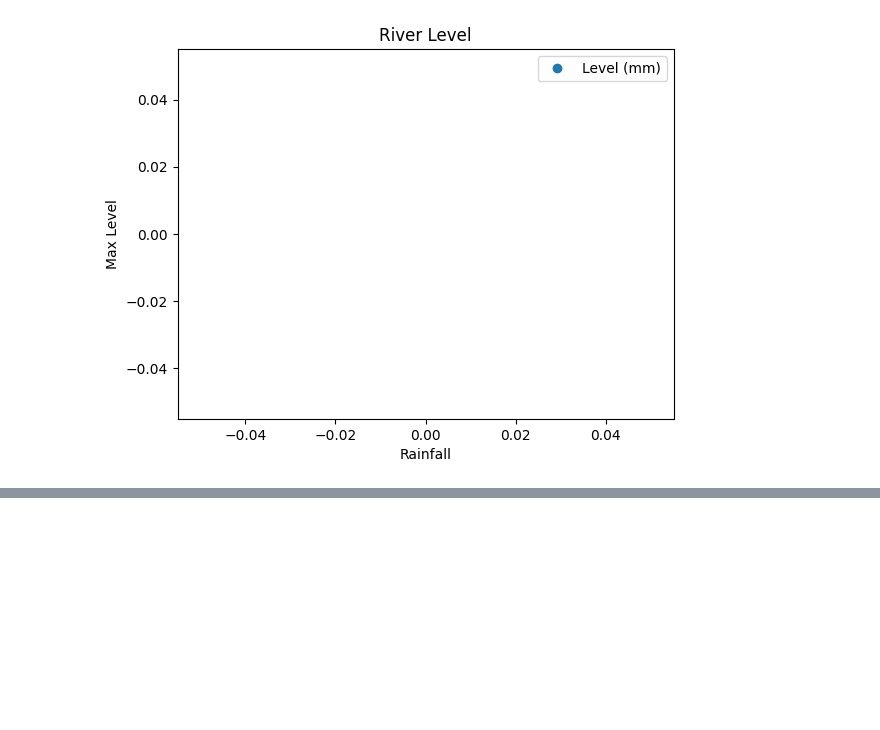
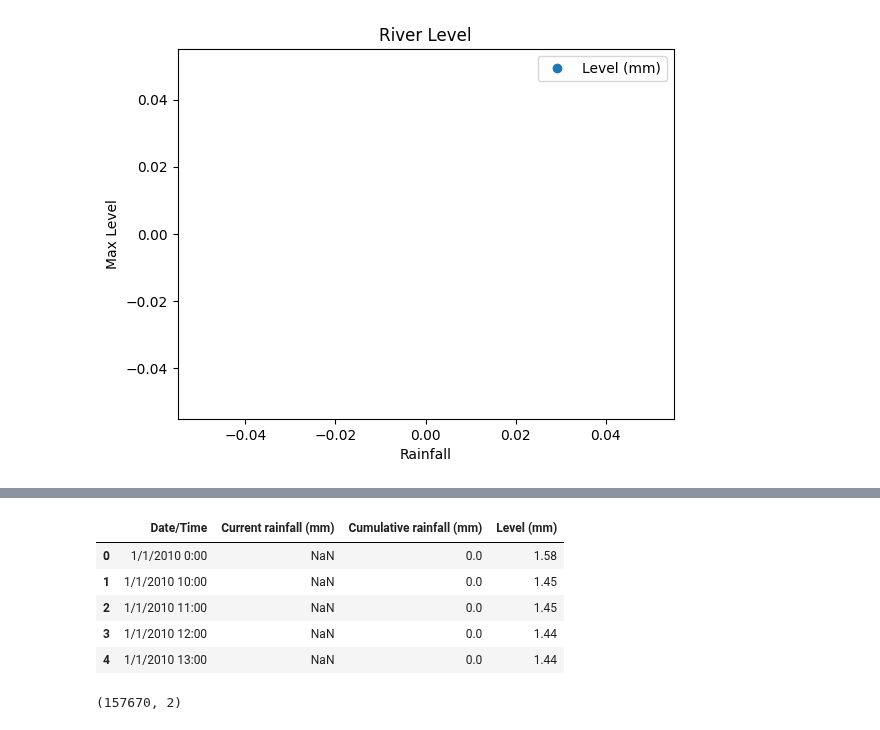
Before and after one commit to Aayushsingh1229/Flood_Detection, a Jupyter notebook: flood_detection.ipynb, the cells around one changed output, grey strips where cells are left out. Cells and saved outputs as stored; diff of their text form; code cells hidden in the pictures; blank space fills up the shorter version.

```diff
--- a/flood_detection.ipynb
+++ b/flood_detection.ipynb
@@ -144,3 +146,6 @@ plt.ylabel('Max Level')
 plt.show()
 # %% [output]
 [figure]
+# %%
+df = pd.merge(df_rain, df_river, how='outer', on=['Date/Time'])
+df.head()
@@ -146,0 +167,17 @@ plt.show()
+# %%
+df['Cumulative rainfall (mm)'] = df['Cumulative rainfall (mm)'].fillna(0)
+df['Level (mm)'] = df['Level (mm)'].fillna(0)
+
+df.head()
+# %% [output]
+|  | Date/Time | Current rainfall (mm) | Cumulative rainfall (mm) | Level (mm) |
+| 0 | 1/1/2010 0:00 | NaN | 0.0 | 1.58 |
+| 1 | 1/1/2010 10:00 | NaN | 0.0 | 1.45 |
+| 2 | 1/1/2010 11:00 | NaN | 0.0 | 1.45 |
+| 3 | 1/1/2010 12:00 | NaN | 0.0 | 1.44 |
+| 4 | 1/1/2010 13:00 | NaN | 0.0 | 1.44 |
+# %%
+df = df.drop(columns=['Current rainfall (mm)', 'Date/Time'])
+df.shape
+# %% [output]
+(157670, 2)
```
Also changed, not shown: parts of 18 cells of this notebook.
